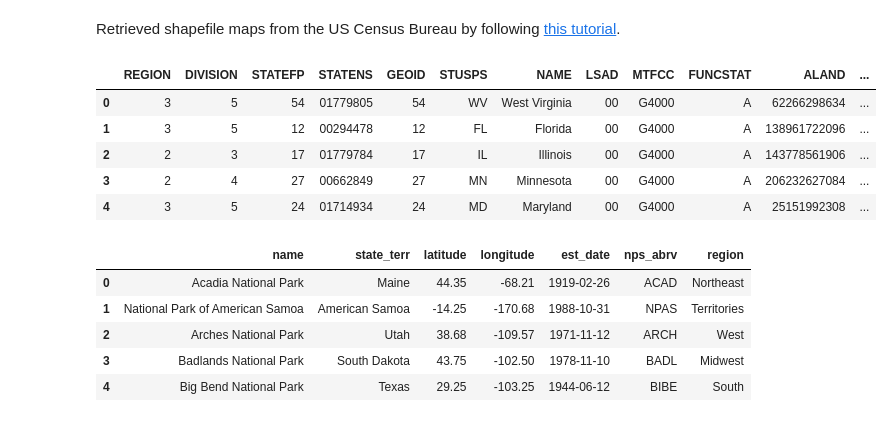
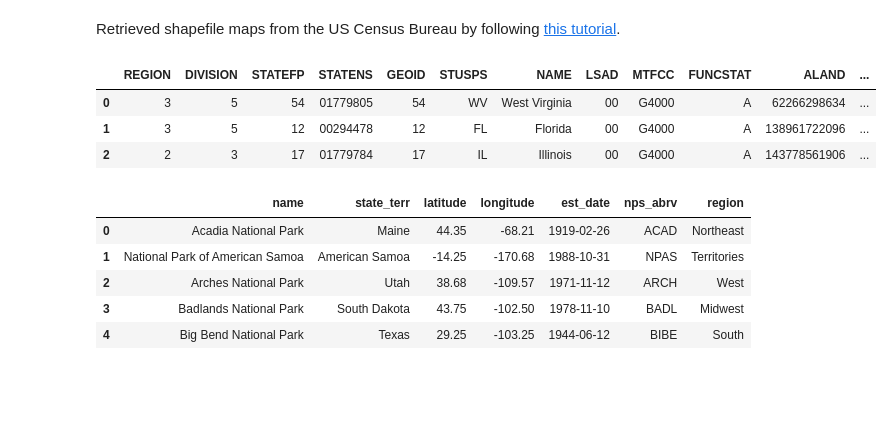
Before and after one commit to bostlund/side_projects, a Jupyter notebook: us_national_parks/us_national_parks.ipynb, the cells around one changed output. Saved outputs shown, nothing was run; the diff lists cells and outputs as text; code cells hidden in the pictures; blank space fills up the shorter version.

```diff
--- a/us_national_parks/us_national_parks.ipynb
+++ b/us_national_parks/us_national_parks.ipynb
@@ -111,14 +111,12 @@ map_df = gpd.read_file(shape_file)
 map_df = map_df.to_crs("EPSG:4326")
 # %%
 # preview dataframe
-map_df.head()
+map_df.head(3)
 # %% [output]
 |  | REGION | DIVISION | STATEFP | STATENS | GEOID | STUSPS | NAME | LSAD | MTFCC | FUNCSTAT | ALAND | ... |
 | 0 | 3 | 5 | 54 | 01779805 | 54 | WV | West Virginia | 00 | G4000 | A | 62266298634 | ... |
 | 1 | 3 | 5 | 12 | 00294478 | 12 | FL | Florida | 00 | G4000 | A | 138961722096 | ... |
 | 2 | 2 | 3 | 17 | 01779784 | 17 | IL | Illinois | 00 | G4000 | A | 143778561906 | ... |
-| 3 | 2 | 4 | 27 | 00662849 | 27 | MN | Minnesota | 00 | G4000 | A | 206232627084 | ... |
-| 4 | 3 | 5 | 24 | 01714934 | 24 | MD | Maryland | 00 | G4000 | A | 25151992308 | ... |
 # %%
 # tidy dataframe
 map_df.columns = map(str.lower, map_df.columns)
```
Also changed, not shown: parts of 4 cells of this notebook.
